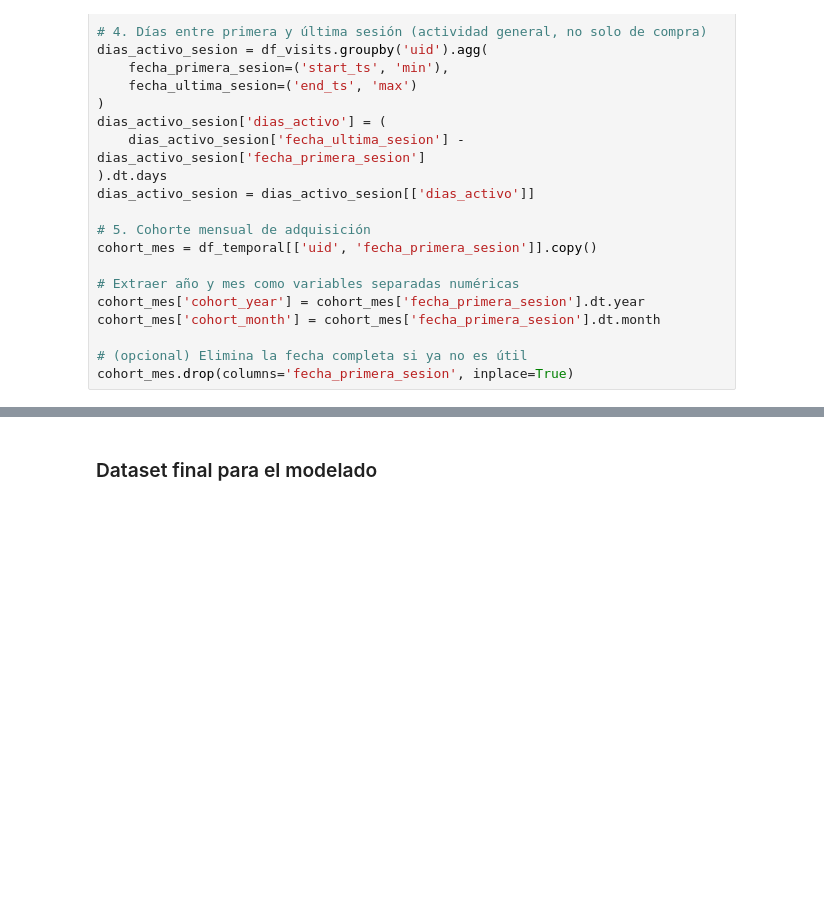
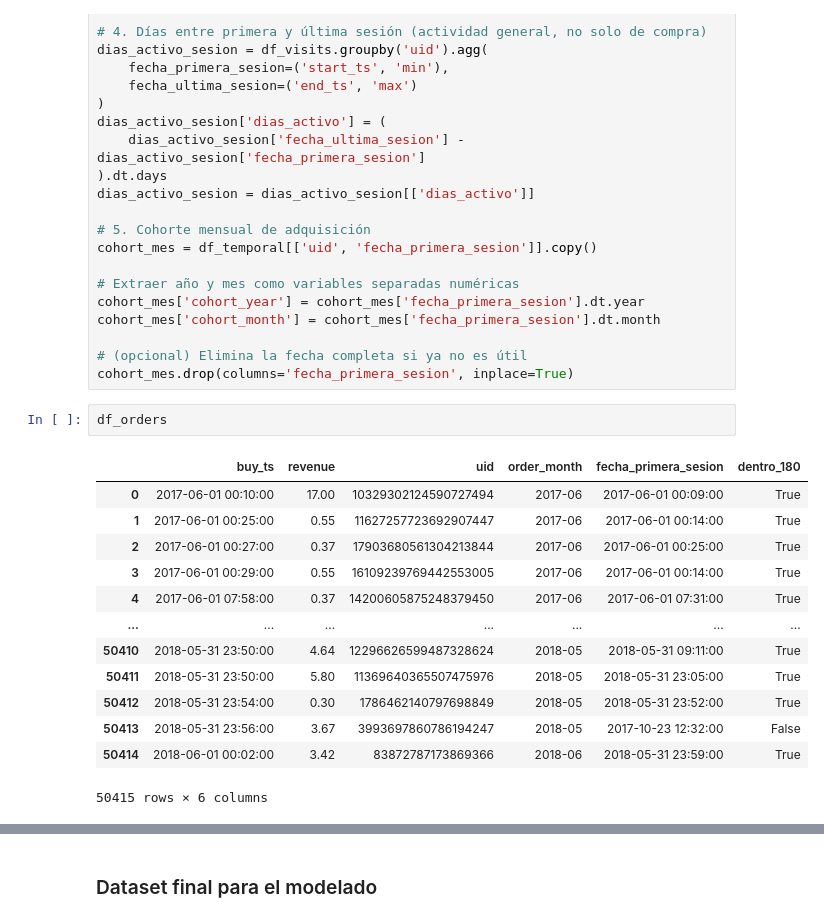
Before and after one commit to maemiliarv/DataMiningProyectoFinal, a Jupyter notebook: notebooks/02_FeatureEngineering.ipynb, the cells around one changed output, grey strips where cells are left out. Drawn from its saved outputs; the diff is of its cells as text; blank space fills up the shorter version.

```diff
--- a/notebooks/02_FeatureEngineering.ipynb
+++ b/notebooks/02_FeatureEngineering.ipynb
@@ -219,3 +219,19 @@ cohort_mes['cohort_month'] = cohort_mes['fecha_primera_sesion'].dt.month
 
 # (opcional) Elimina la fecha completa si ya no es útil
 cohort_mes.drop(columns='fecha_primera_sesion', inplace=True)
+# %%
+df_orders
+# %% [output]
+|  | buy_ts | revenue | uid | order_month | fecha_primera_sesion | dentro_180 |
+| 0 | 2017-06-01 00:10:00 | 17.00 | 10329302124590727494 | 2017-06 | 2017-06-01 00:09:00 | True |
+| 1 | 2017-06-01 00:25:00 | 0.55 | 11627257723692907447 | 2017-06 | 2017-06-01 00:14:00 | True |
+| 2 | 2017-06-01 00:27:00 | 0.37 | 17903680561304213844 | 2017-06 | 2017-06-01 00:25:00 | True |
+| 3 | 2017-06-01 00:29:00 | 0.55 | 16109239769442553005 | 2017-06 | 2017-06-01 00:14:00 | True |
+| 4 | 2017-06-01 07:58:00 | 0.37 | 14200605875248379450 | 2017-06 | 2017-06-01 07:31:00 | True |
+| ... | ... | ... | ... | ... | ... | ... |
+| 50410 | 2018-05-31 23:50:00 | 4.64 | 12296626599487328624 | 2018-05 | 2018-05-31 09:11:00 | True |
+| 50411 | 2018-05-31 23:50:00 | 5.80 | 11369640365507475976 | 2018-05 | 2018-05-31 23:05:00 | True |
+| 50412 | 2018-05-31 23:54:00 | 0.30 | 1786462140797698849 | 2018-05 | 2018-05-31 23:52:00 | True |
+| 50413 | 2018-05-31 23:56:00 | 3.67 | 3993697860786194247 | 2018-05 | 2017-10-23 12:32:00 | False |
+| 50414 | 2018-06-01 00:02:00 | 3.42 | 83872787173869366 | 2018-06 | 2018-05-31 23:59:00 | True |
+50415 rows × 6 columns
```
Also changed, not shown: parts of 4 cells of this notebook, 43 other files.
